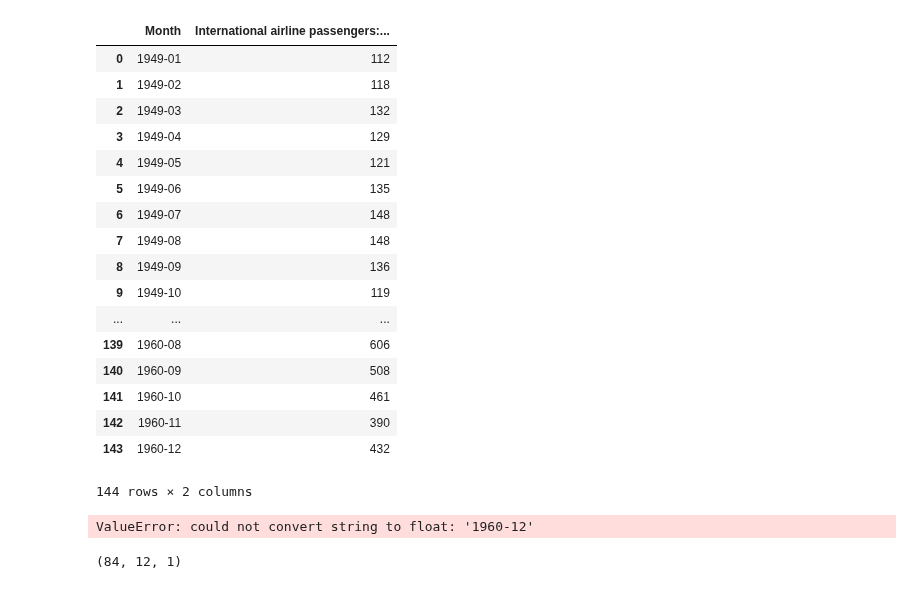
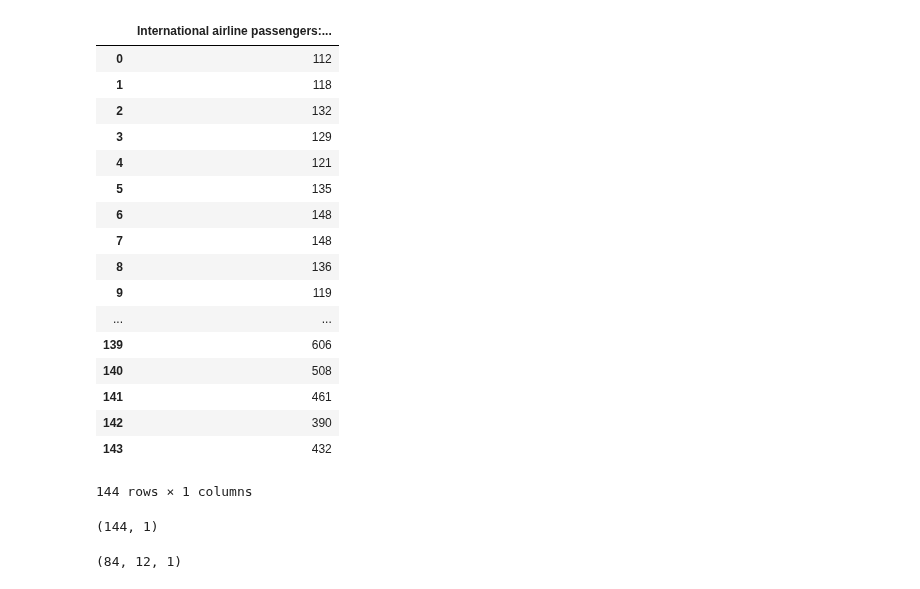
Before and after one commit to kushalguptadeveloper/RNN, a Jupyter notebook: RNN-airlines.ipynb, the cells around one changed output. Drawn from its saved outputs; the diff is of its cells as text; code cells hidden in the pictures.

```diff
--- a/RNN-airlines.ipynb
+++ b/RNN-airlines.ipynb
@@ -2,35 +2,35 @@
 from pandas import read_csv
 import numpy as np
 # %%
-#df = read_csv('international-airline-passengers.csv', usecols=[1])
-df = read_csv('international-airline-passengers.csv')
+df = read_csv('international-airline-passengers.csv', usecols=[1])
+#df = read_csv('international-airline-passengers.csv')
 
 
 df
 # %% [output]
-|  | Month | International airline passengers:... |
-| 0 | 1949-01 | 112 |
-| 1 | 1949-02 | 118 |
-| 2 | 1949-03 | 132 |
-| 3 | 1949-04 | 129 |
-| 4 | 1949-05 | 121 |
-| 5 | 1949-06 | 135 |
-| 6 | 1949-07 | 148 |
-| 7 | 1949-08 | 148 |
-| 8 | 1949-09 | 136 |
-| 9 | 1949-10 | 119 |
-| ... | ... | ... |
-| 139 | 1960-08 | 606 |
-| 140 | 1960-09 | 508 |
-| 141 | 1960-10 | 461 |
-| 142 | 1960-11 | 390 |
-| 143 | 1960-12 | 432 |
+|  | International airline passengers:... |
+| 0 | 112 |
+| 1 | 118 |
+| 2 | 132 |
+| 3 | 129 |
+| 4 | 121 |
+| 5 | 135 |
+| 6 | 148 |
+| 7 | 148 |
+| 8 | 136 |
+| 9 | 119 |
+| ... | ... |
+| 139 | 606 |
+| 140 | 508 |
+| 141 | 461 |
+| 142 | 390 |
+| 143 | 432 |
-144 rows × 2 columns
+144 rows × 1 columns
 # %%
 values = df.values.astype('float32')
 values.shape
 # %% [output]
-ValueError: could not convert string to float: '1960-12'
+(144, 1)
 # %%
 train_size = int((values.shape[0] * 0.67))
 test_size = values.shape[0]  - train_size
```
Also changed, not shown: parts of 9 cells of this notebook.
